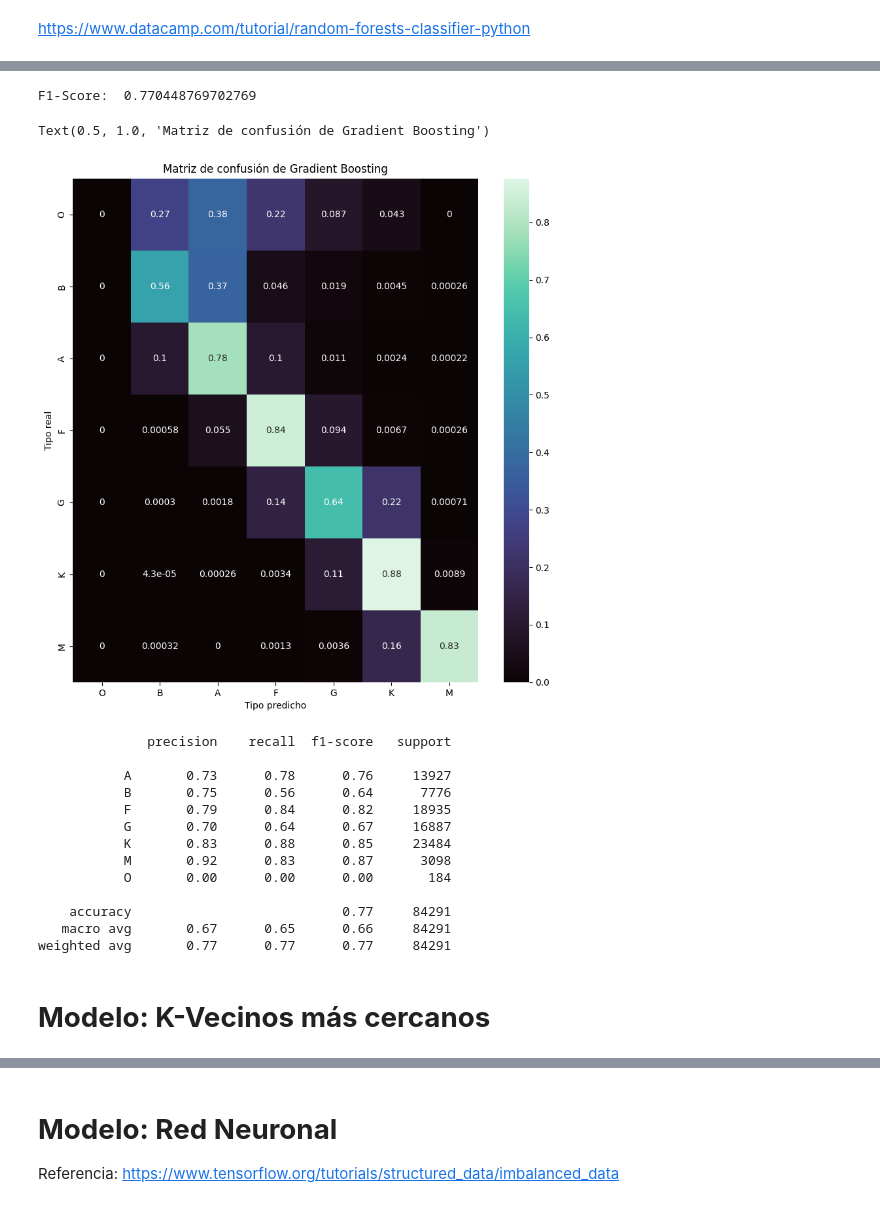
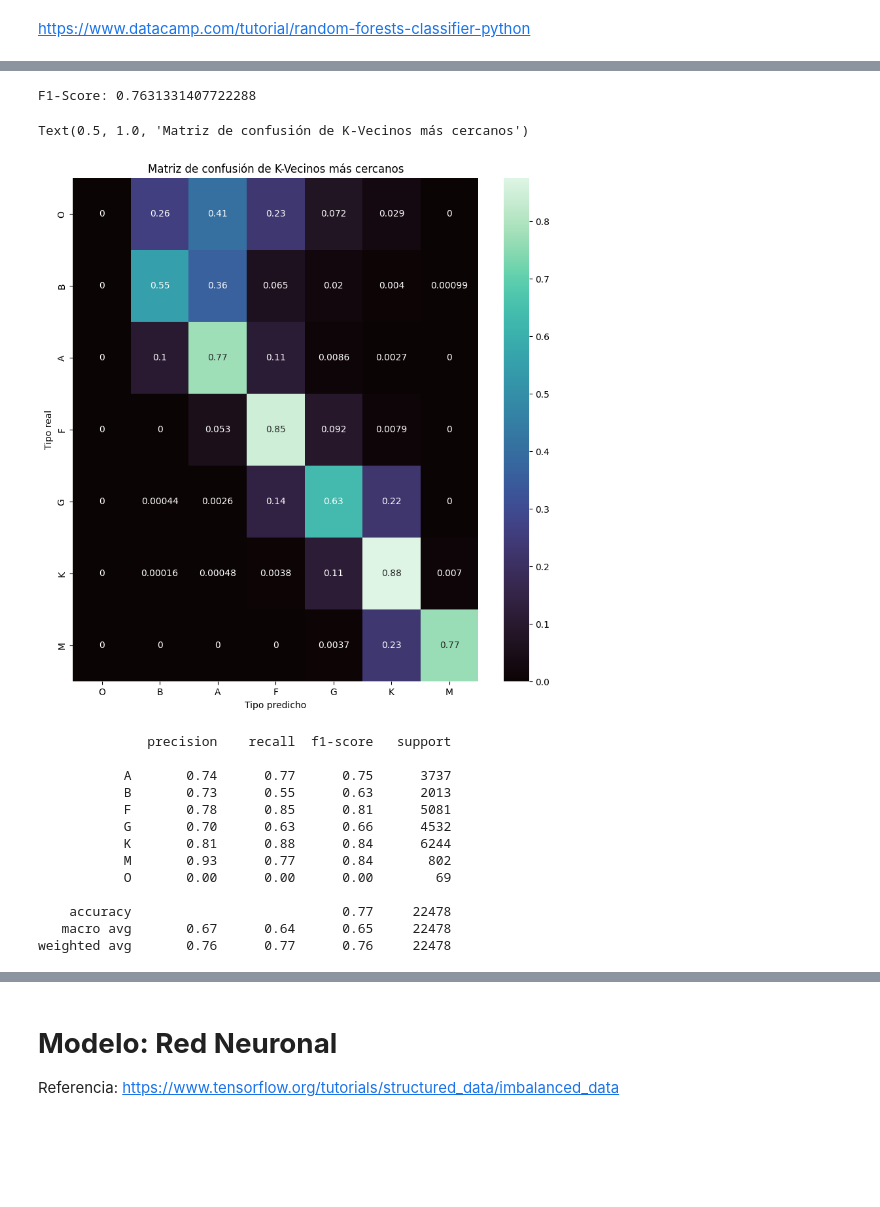
Before and after one commit to bsttiv/tipos_espectrales, a Jupyter notebook: Tipos_Espectrales.ipynb, the cells around one changed output, grey strips where cells are left out. Saved outputs shown, nothing was run; the diff lists cells and outputs as text; code cells hidden in the pictures; blank space fills up the shorter version.

```diff
--- a/Tipos_Espectrales.ipynb
+++ b/Tipos_Espectrales.ipynb
@@ -331,7 +365,7 @@ grid_search = GridSearchCV(random_forest, param_grid={'max_depth':range(5,21,5),
 # %%
 start = time.time()
 # Se entrena el algoritmo
-grid_search.fit(x_train, y_train.values.ravel())
+grid_search.fit(train_features, train_labels.values.ravel())
 end = time.time()
 # %%
 print(f"Tiempo usado en entrenar: {end-start} [segundos]")
@@ -398,0 +411,11 @@ end = time.time()
+# %%
+# Se crea una lista de valores a probar para el parámetro n_neighbors (número de vecinos en el algortimo)
+k_values = [i for i in range (1,50)]
+# Lista en donde se guardarán los scores para cada valor de n_neighbors
+scores = []
+
+# Se procede a realizar validación cruzada para cada valor de k usado f1-score como métrica
+for k in k_values:
+    classifier = KNeighborsClassifier(n_neighbors=k)
+    score = cross_val_score(classifier, train_features, train_labels.values.ravel(), cv=5, scoring=scoring)
+    scores.append(np.mean(score))
@@ -399,3 +437,9 @@ end = time.time()
+# %%
+# Se entrena el algoritmo KNN usando el k encontrado en el bloque de código anterior
+knn = KNeighborsClassifier(n_neighbors=best_k)
+start = time.time()
+knn.fit(train_features, train_labels.values.ravel())
+end = time.time()
 # %%
 print(f"Tiempo usado en entrenar: {end-start} [segundos]")
 # %% [output]
@@ -403,38 +447,37 @@ Tiempo usado en entrenar: 187.3054656982422 [segundos]
-# %%
-print("F1-Score: ", grid_search.score(x_test, y_test))
-
-# La segunda etapa de tuneo no se realiza, porque se demora más de 40 minutos y la precisión no sube mucho más.
-# %% [output]
-F1-Score:  0.770448769702769
 # %%
 # Se hacen las predicciones usando los datos de testeo
-predicted = grid_search.predict(x_test)
+predicted = knn.predict(test_features)
+# %%
+# Se calcula el f1-score
+score = f1_score(test_labels, predicted, average="weighted")
+print(f"F1-Score: {score}")
+# %% [output]
+F1-Score: 0.7631331407722288
 # %%
 # Se crea la matriz de confusión usando el método confusion_matrix, específicando a que corresponde cada fila y columna
-cm = pd.DataFrame(confusion_matrix(y_test, predicted, normalize='true', labels=tipos_espectrales), columns=tipos_espectrales, index=tipos_espectrales)
+cm = pd.DataFrame(confusion_matrix(test_labels, predicted, normalize='true', labels=tipos_espectrales), columns=tipos_espectrales, index=tipos_espectrales)
 _, ax = plt.subplots(figsize=(10,10))
 sns.heatmap(cm, annot=True, ax=ax, cmap=sns.color_palette("mako", as_cmap=True))
 ax.set_ylabel("Tipo real")
 ax.set_xlabel("Tipo predicho")
-ax.set_title("Matriz de confusión de Gradient Boosting")
+ax.set_title("Matriz de confusión de K-Vecinos más cercanos")
 # %% [output]
-Text(0.5, 1.0, 'Matriz de confusión de Gradient Boosting')
+Text(0.5, 1.0, 'Matriz de confusión de K-Vecinos más cercanos')
-[figure, old version]
+[figure, new version]
 # %%
-print(classification_report(y_test, predicted, zero_division=0))
+# Reporte de clasificación
+print(classification_report(test_labels, predicted, zero_division=0))
 # %% [output]
               precision    recall  f1-score   support
 
-           A       0.73      0.78      0.76     13927
-           B       0.75      0.56      0.64      7776
-           F       0.79      0.84      0.82     18935
-           G       0.70      0.64      0.67     16887
-           K       0.83      0.88      0.85     23484
-           M       0.92      0.83      0.87      3098
-           O       0.00      0.00      0.00       184
+           A       0.74      0.77      0.75      3737
+           B       0.73      0.55      0.63      2013
+           F       0.78      0.85      0.81      5081
+           G       0.70      0.63      0.66      4532
+           K       0.81      0.88      0.84      6244
+           M       0.93      0.77      0.84       802
+           O       0.00      0.00      0.00        69
 
-    accuracy                           0.77     84291
-   macro avg       0.67      0.65      0.66     84291
-weighted avg       0.77      0.77      0.77     84291
+    accuracy                           0.77     22478
+   macro avg       0.67      0.64      0.65     22478
+weighted avg       0.76      0.77      0.76     22478
-# %% [markdown]
-# **Modelo: K-Vecinos más cercanos**
```
Also changed, not shown: parts of 97 cells of this notebook.
